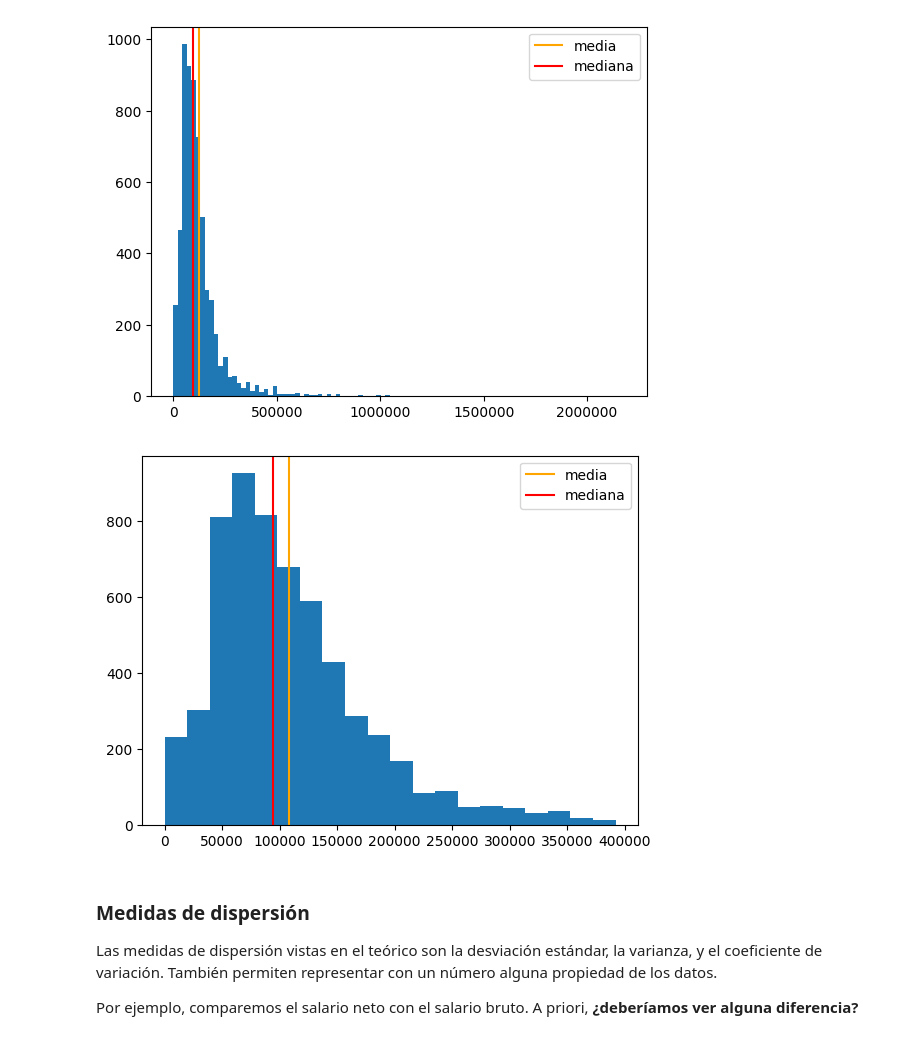
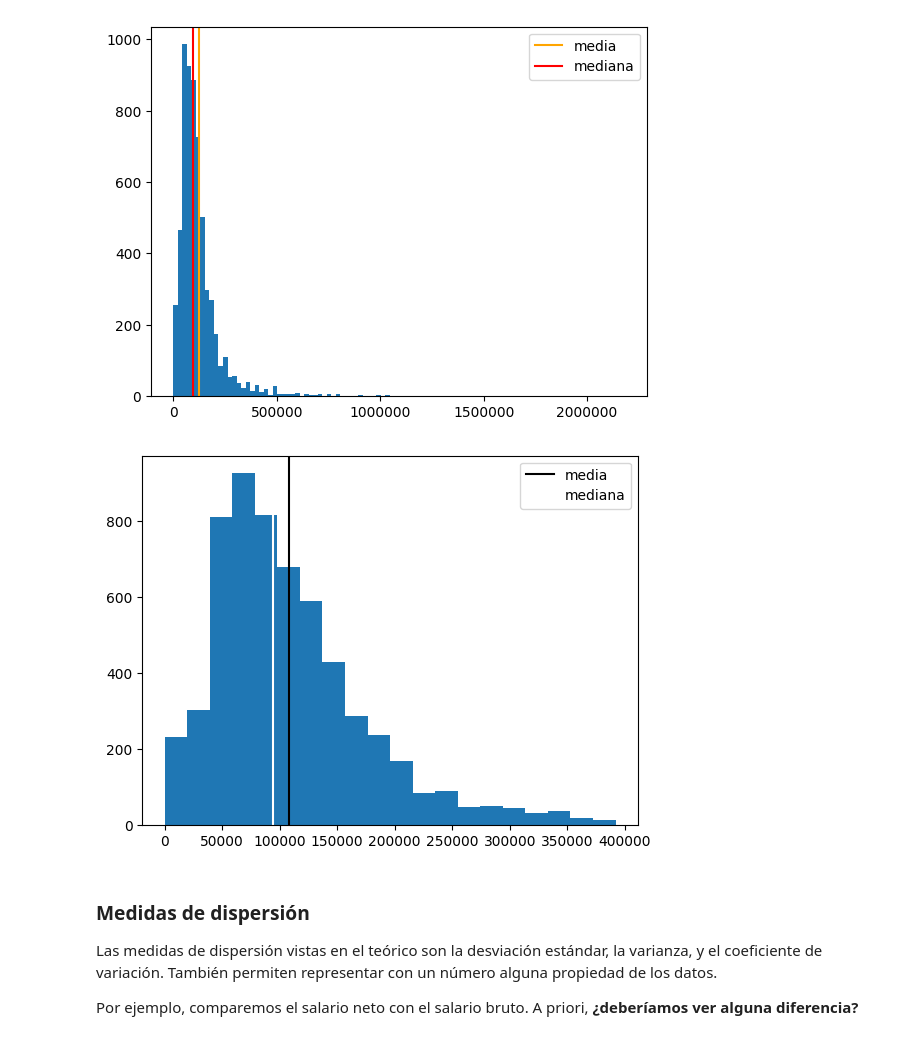
Before and after one commit to TheRealBoss0805/cursoPythonIdat, a Jupyter notebook: clase_5/clase-05.2-resuelto.ipynb, the cells around one changed output. Cells and saved outputs as stored; diff of their text form; code cells hidden in the pictures.

```diff
--- a/clase_5/clase-05.2-resuelto.ipynb
+++ b/clase_5/clase-05.2-resuelto.ipynb
@@ -83,21 +83,21 @@ plt.show()
 # %%
 import matplotlib.pyplot as plt
 
 df_filtered = df[ df.salary_monthly_BRUTO < 400000]
 
 
 fig, ax = plt.subplots()
 
 ax.hist(df_filtered.salary_monthly_BRUTO, bins=20)
 ax.ticklabel_format(style="plain")
 
-ax.axvline(df_filtered.salary_monthly_BRUTO.mean(), color="orange", label="media")
-ax.axvline(df_filtered.salary_monthly_BRUTO.median(), color="red", label="mediana")
+ax.axvline(df_filtered.salary_monthly_BRUTO.mean(), color="black", label="media")
+ax.axvline(df_filtered.salary_monthly_BRUTO.median(), color="white", label="mediana")
 ax.legend()
 
 plt.show()
 # %% [output]
-[figure, old version]
+[figure, new version]
 # %% [markdown]
 ### Medidas de dispersión
 
```
Also changed, not shown: parts of 3 cells of this notebook, 14 other files.
